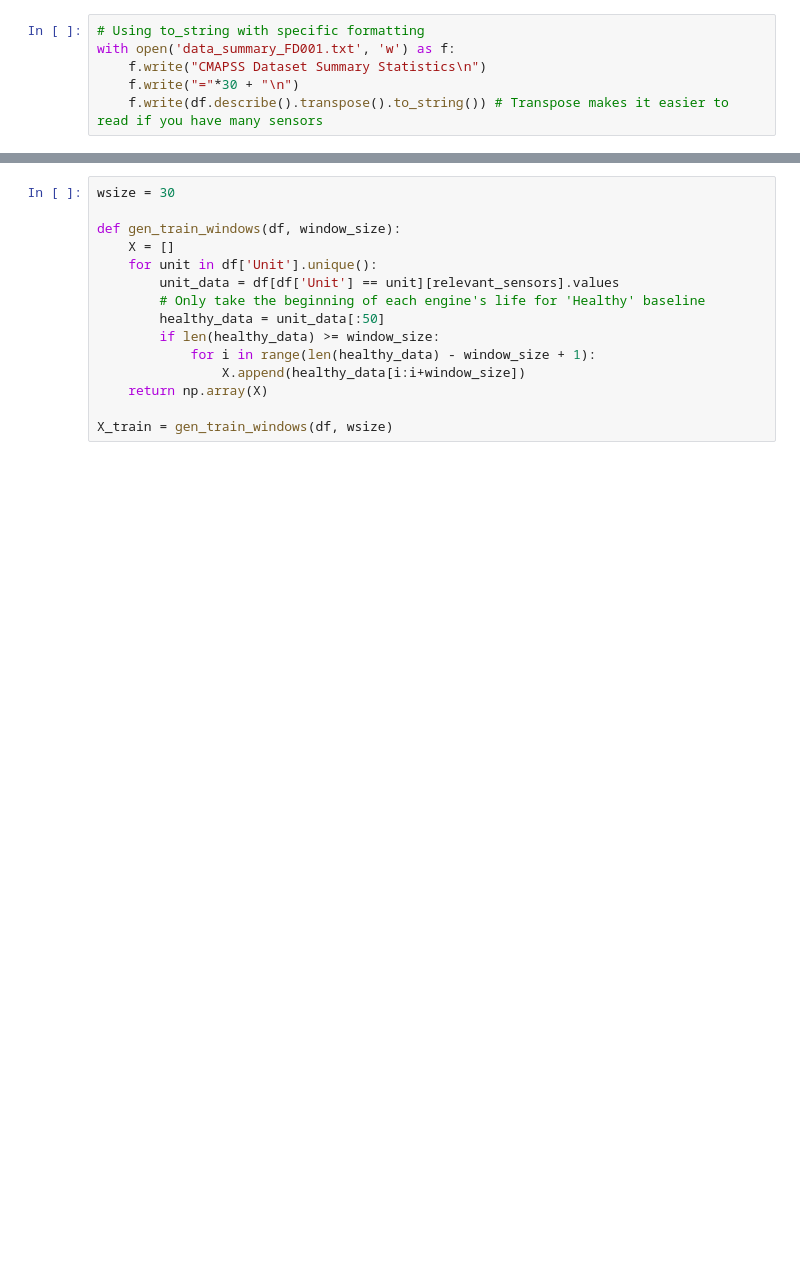
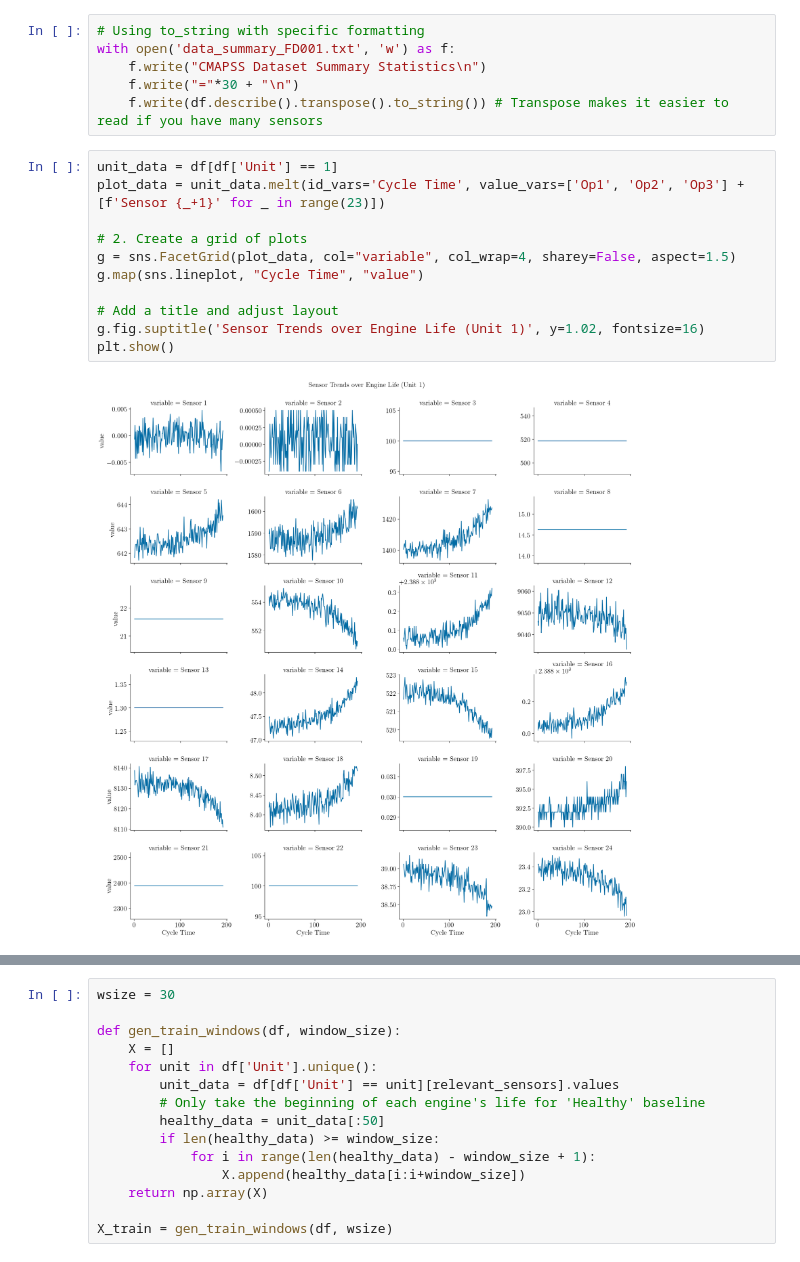
Before and after one commit to RandomKiddo/HackAI2026, a Jupyter notebook: src/Project.ipynb, the cells around one changed output, grey strips where cells are left out. Drawn from its saved outputs; the diff is of its cells as text; blank space fills up the shorter version.

```diff
--- a/src/Project.ipynb
+++ b/src/Project.ipynb
@@ -38,4 +41,17 @@ with open('data_summary_FD001.txt', 'w') as f:
     f.write("CMAPSS Dataset Summary Statistics\n")
     f.write("="*30 + "\n")
     f.write(df.describe().transpose().to_string()) # Transpose makes it easier to read if you have many sensors
+# %%
+unit_data = df[df['Unit'] == 1]
+plot_data = unit_data.melt(id_vars='Cycle Time', value_vars=['Op1', 'Op2', 'Op3'] + [f'Sensor {_+1}' for _ in range(23)])
+
+# 2. Create a grid of plots
+g = sns.FacetGrid(plot_data, col="variable", col_wrap=4, sharey=False, aspect=1.5)
+g.map(sns.lineplot, "Cycle Time", "value")
+
+# Add a title and adjust layout
+g.fig.suptitle('Sensor Trends over Engine Life (Unit 1)', y=1.02, fontsize=16)
+plt.show()
+# %% [output]
+[figure, added]
 # %%
```
Also changed, not shown: parts of 25 cells of this notebook, 3 other files.
